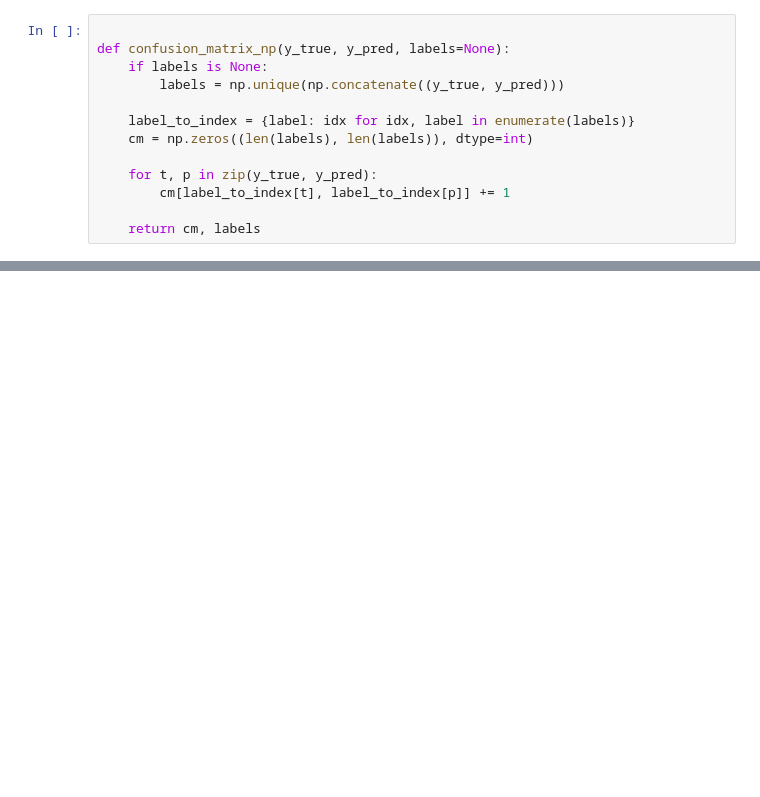
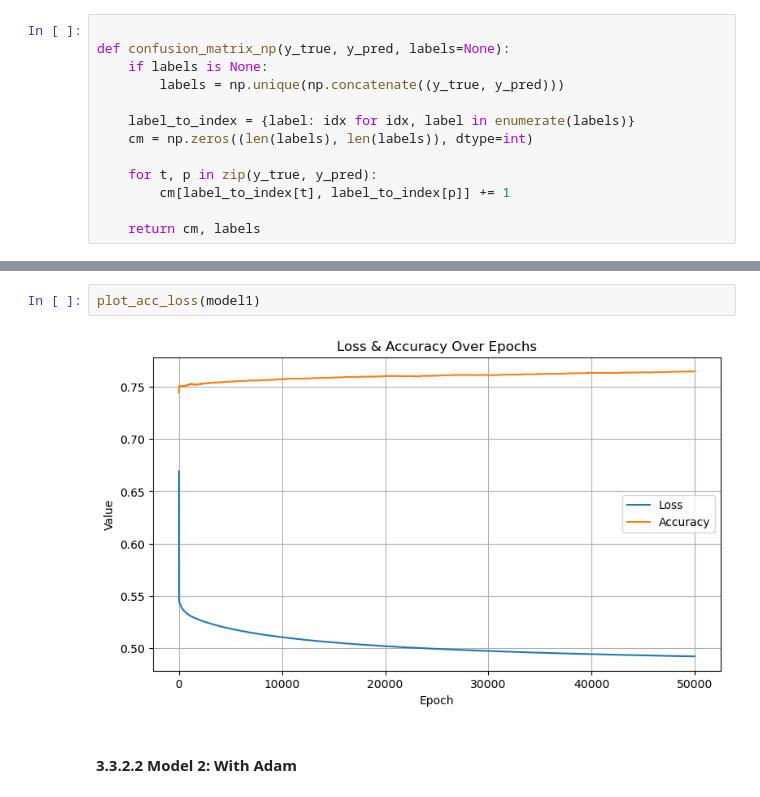
Before and after one commit to DinhXuanKhuong/Job-Change-of-Data-Scientists_Logistic-Regression-From-Scratch, a Jupyter notebook: notebooks/03_modeling.ipynb, the cells around one changed output, grey strips where cells are left out. Cells and saved outputs as stored; diff of their text form; blank space fills up the shorter version.

```diff
--- a/notebooks/03_modeling.ipynb
+++ b/notebooks/03_modeling.ipynb
@@ -784,0 +771,6 @@ plt.show()
+# %%
+plot_acc_loss(model1)
+# %% [output]
+[figure, added]
+# %% [markdown]
+#### 3.3.2.2 Model 2: With Adam
```
Also changed, not shown: parts of 39 cells of this notebook, 9 other files.
